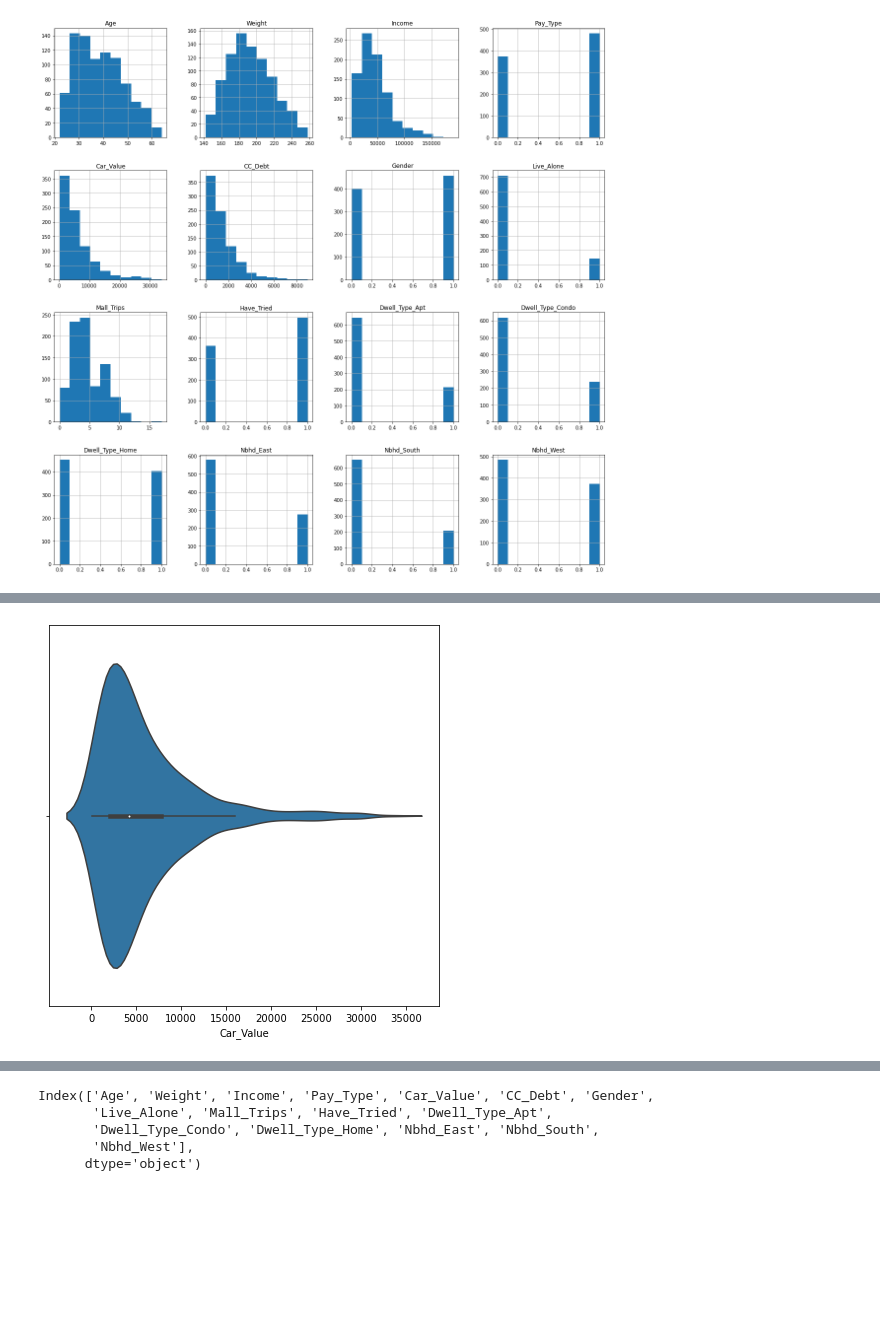
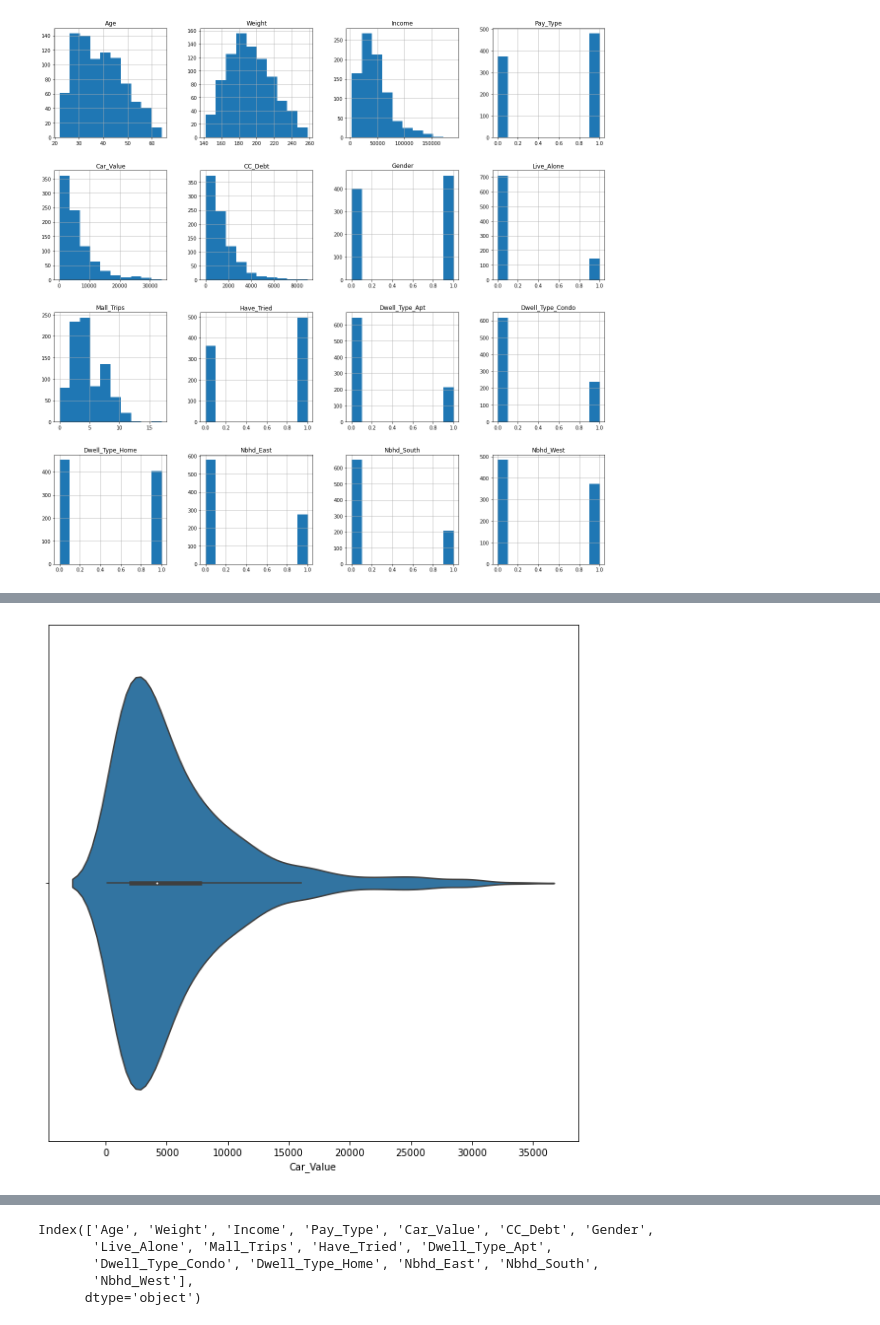
Before and after one commit to TheBetterview/Data-Science-and-MachineLearning, a Jupyter notebook: BUSI 650 Final project - Task 1.ipynb, the cells around one changed output, grey strips where cells are left out. Cells and saved outputs as stored; diff of their text form; code cells hidden in the pictures; blank space fills up the shorter version.

```diff
--- a/BUSI 650 Final project - Task 1.ipynb
+++ b/BUSI 650 Final project - Task 1.ipynb
@@ -261,10 +252,8 @@ sns.violinplot(data = new_lasagna_df, x = "Weight");
 # %%
 #	count	mean	std	min	25%	50%	75%	max
 # Car_Value	856.0	5908.481308	5533.459122	130.0	2110.0	4175.0	7717.5	33870.0
-
-
-plt.figure(figsize=(7, 7))
+plt.figure(figsize=(10, 10))
 sns.violinplot(data = new_lasagna_df, x = "Car_Value");
 # %% [output]
-[figure, old version]
+[figure, new version]
 # %%
```
Also changed, not shown: parts of 20 cells of this notebook, 21 other files.
